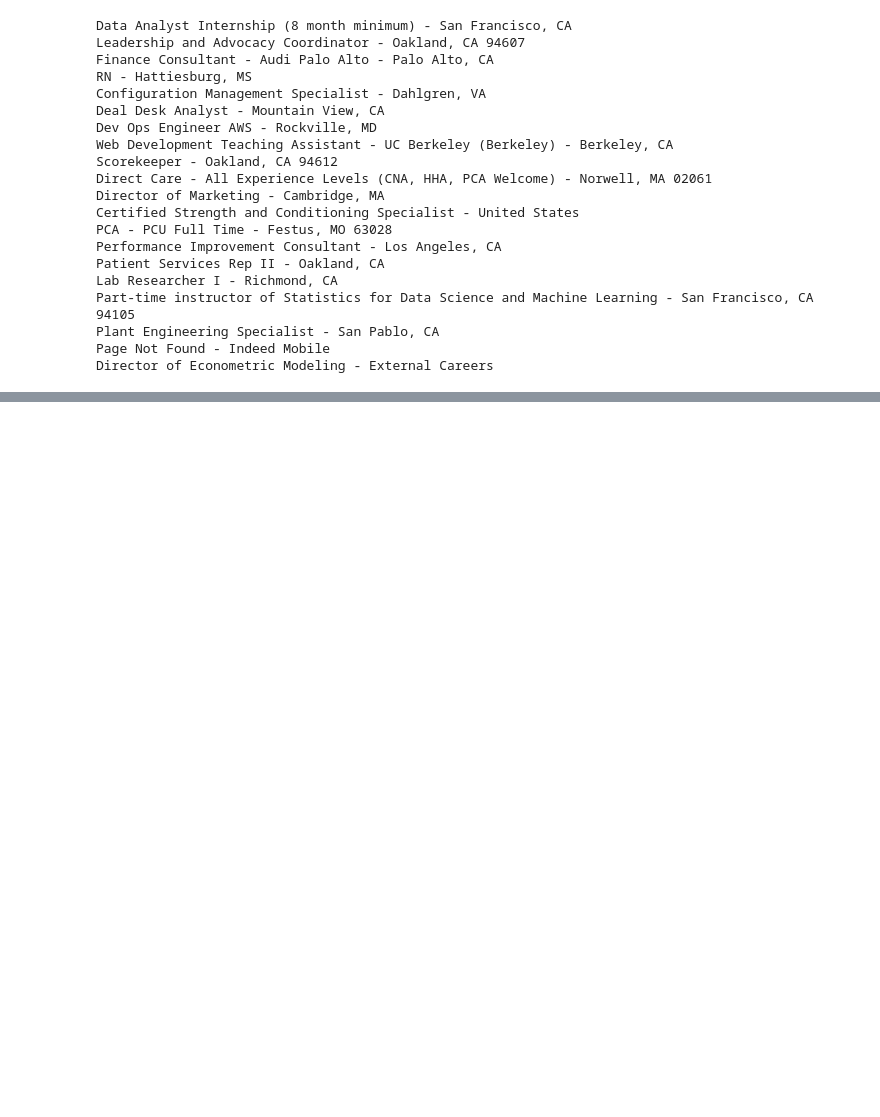
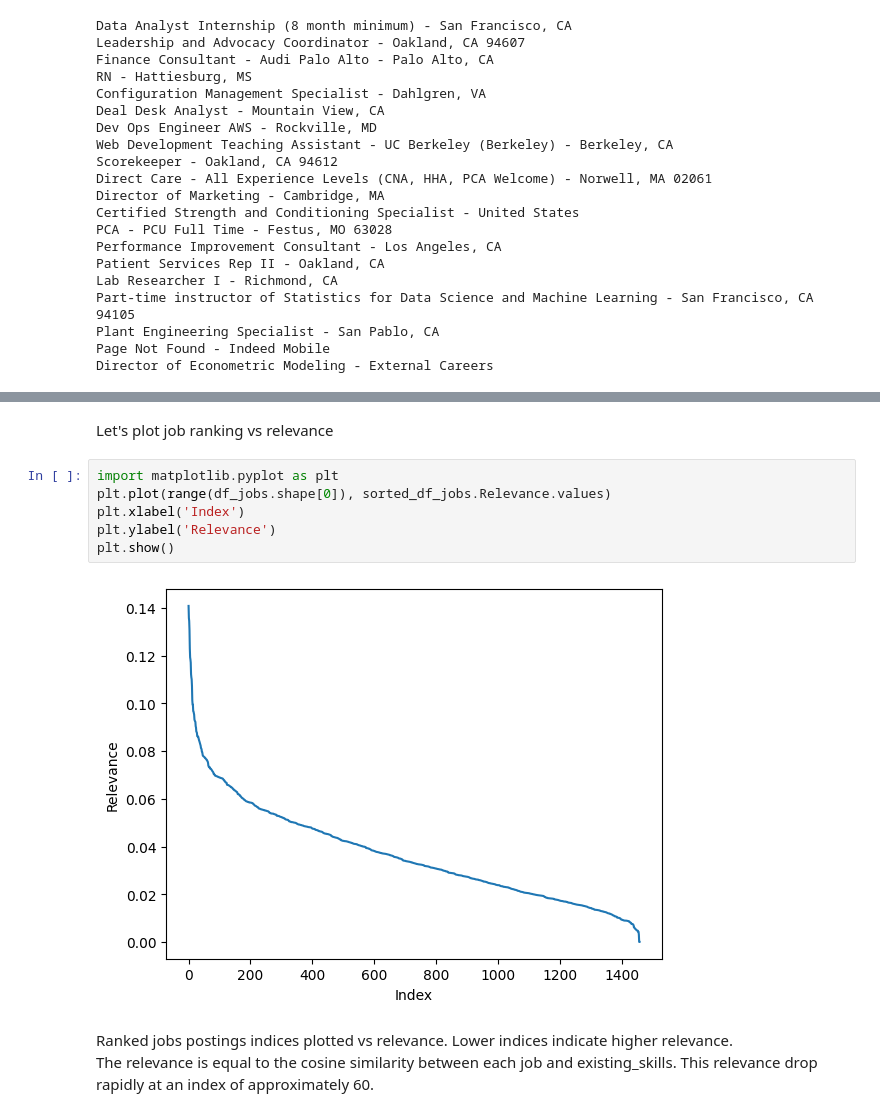
Before and after one commit to Arlan-Alibek/DS-projects, a Jupyter notebook: Case study 4 Improve Data Science Resume/Improve_data_science_resume.ipynb, the cells around one changed output, grey strips where cells are left out. Drawn from its saved outputs; the diff is of its cells as text; blank space fills up the shorter version.

```diff
--- a/Case study 4 Improve Data Science Resume/Improve_data_science_resume.ipynb
+++ b/Case study 4 Improve Data Science Resume/Improve_data_science_resume.ipynb
@@ -367,0 +396,13 @@ Director of Econometric Modeling - External Careers
+# %% [markdown]
+Let's plot job ranking vs relevance
+# %%
+import matplotlib.pyplot as plt
+plt.plot(range(df_jobs.shape[0]), sorted_df_jobs.Relevance.values)
+plt.xlabel('Index')
+plt.ylabel('Relevance')
+plt.show()
+# %% [output]
+[figure, added]
+# %% [markdown]
+Ranked jobs postings indices plotted vs relevance. Lower indices indicate higher relevance.
+The relevance is equal to the cosine similarity between each job and existing_skills. This relevance drop rapidly at an index of approximately 60.
```
Also changed, not shown: parts of 2 cells of this notebook.
